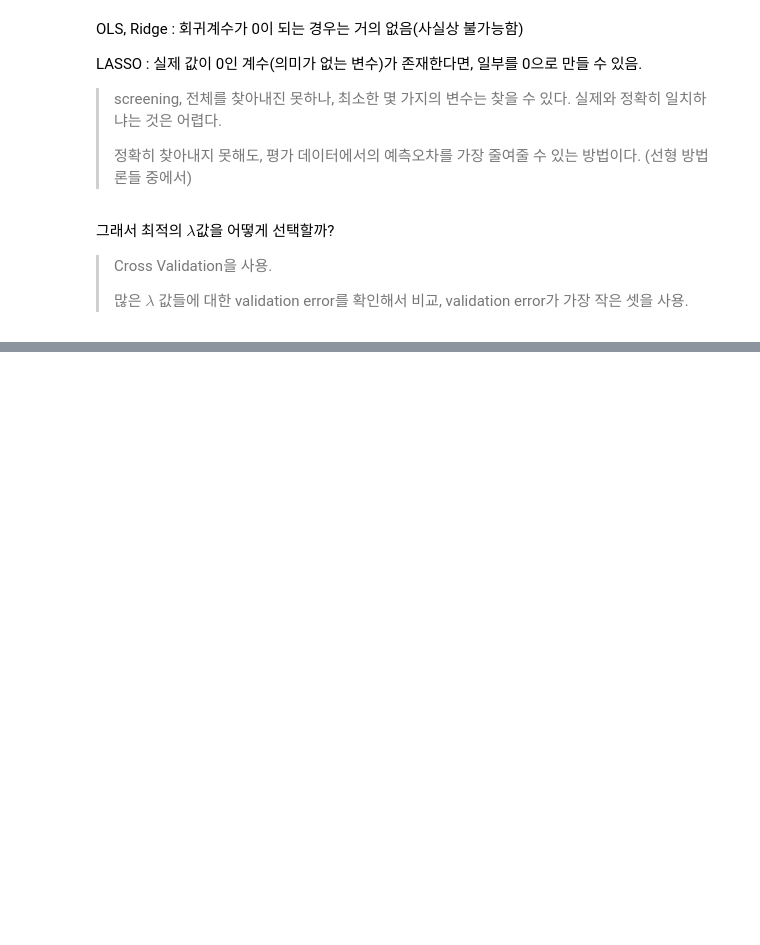
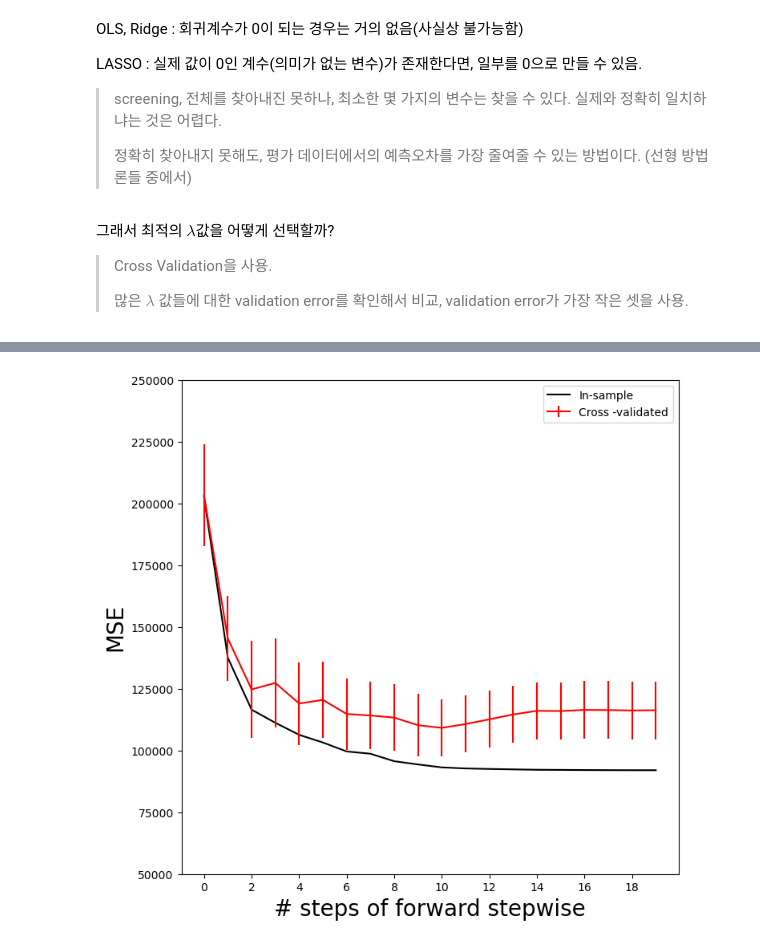
Before and after one commit to HollyRiver/ML2024, a Jupyter notebook: practice/5. 변수 선택, 표준화.ipynb, the cells around one changed output, grey strips where cells are left out. Cells and saved outputs as stored; diff of their text form; code cells hidden in the pictures; blank space fills up the shorter version.

```diff
--- a/practice/5. 변수 선택, 표준화.ipynb
+++ b/practice/5. 변수 선택, 표준화.ipynb
@@ -187,0 +379,19 @@ LASSO : 실제 값이 0인 계수(의미가 없는 변수)가 존재한다면,
+# %%
+## 교차검증오차를 산출
+cv_mse = []
+for train_idx, test_idx in kfold.split(Y):
+  errors = (Yhat_cv[test_idx] - Y[test_idx ,None])**2
+  cv_mse.append(errors.mean(0)) # column means
+
+cv_mse = np.array(cv_mse).T
+cv_mse.shape
+
+ax.errorbar(np.arange(n_steps),
+cv_mse.mean(1),
+cv_mse.std(1) / np.sqrt(K), # 교차검증오차의 표준오차
+label='Cross -validated', c='r')
+ax.set_ylim ([50000 ,250000])
+ax.legend()
+mse_fig
+# %% [output]
+[figure, added]
```
Also changed, not shown: parts of 68 cells of this notebook, 5 other files.
